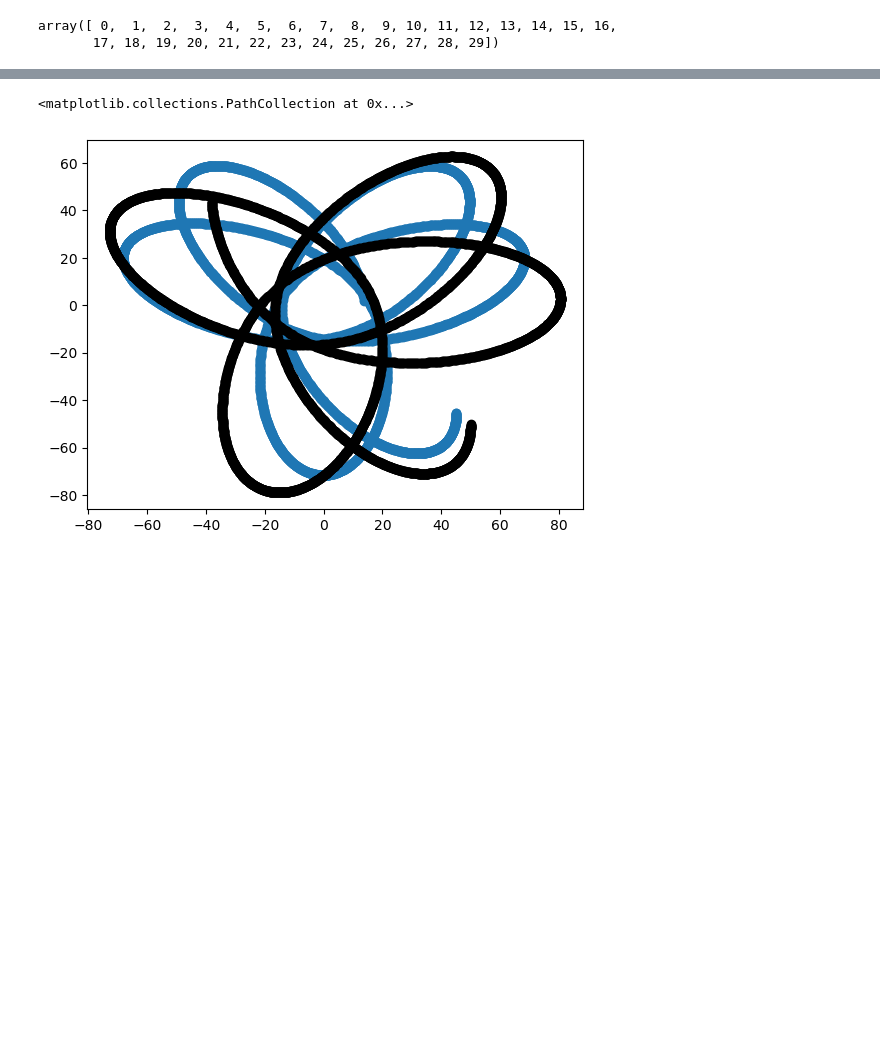
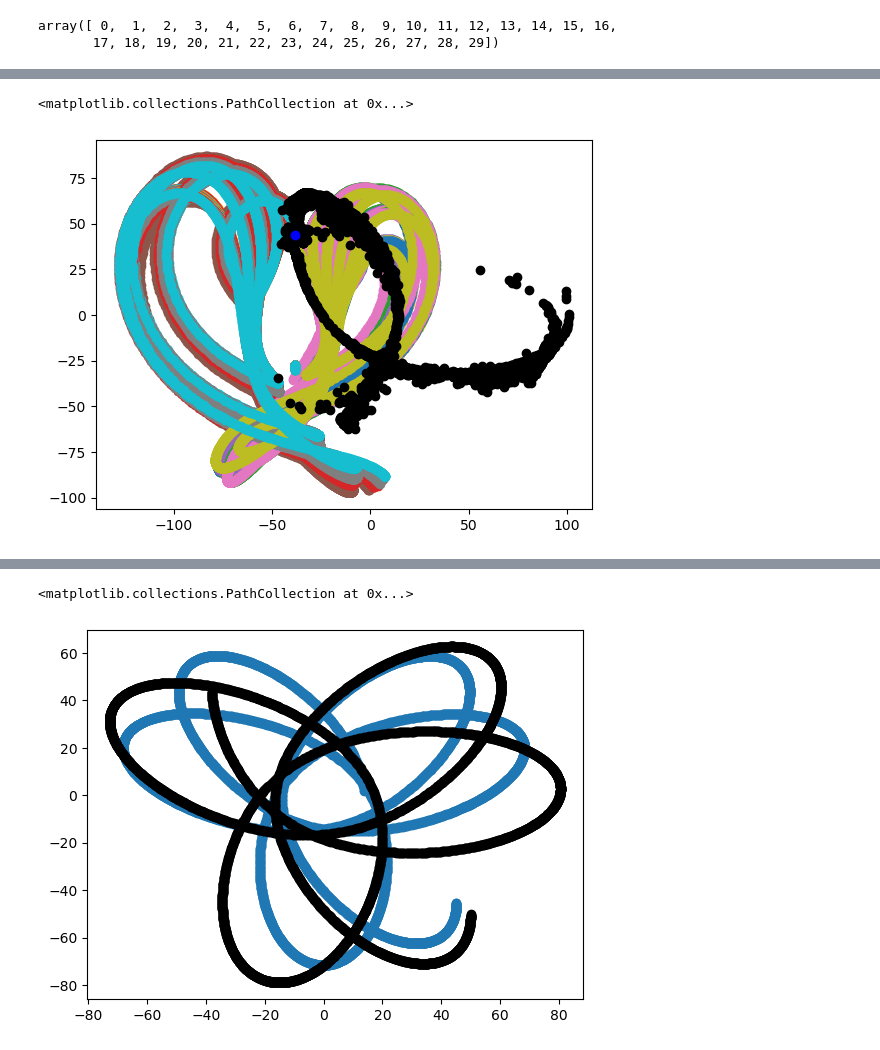
Before and after one commit to David-Chemaly/Nibaueur2023, a Jupyter notebook: Gala_stream.ipynb, the cells around one changed output, grey strips where cells are left out. Cells and saved outputs as stored; diff of their text form; code cells hidden in the pictures; blank space fills up the shorter version.

```diff
--- a/Gala_stream.ipynb
+++ b/Gala_stream.ipynb
@@ -119 +104,9 @@ False
+# %%
+for i in range(new_x_orbits.shape[-1]):
+    plt.scatter(new_x_orbits[:,i]+orbit_pos_p[-1,0].value, new_y_orbits[:,i]+orbit_pos_p[-1,1].value)
+plt.scatter(orbit_pos_N[-1,:,0], orbit_pos_N[-1,:,1], c='k', label='Halo')
+plt.scatter(orbit_pos_p[-1,0].value, orbit_pos_p[-1,1].value, c='b', label='Progenitor')
+# %% [output]
+<matplotlib.collections.PathCollection at 0x...>
+[figure, added]
 # %%
```
Also changed, not shown: parts of 18 cells of this notebook.
